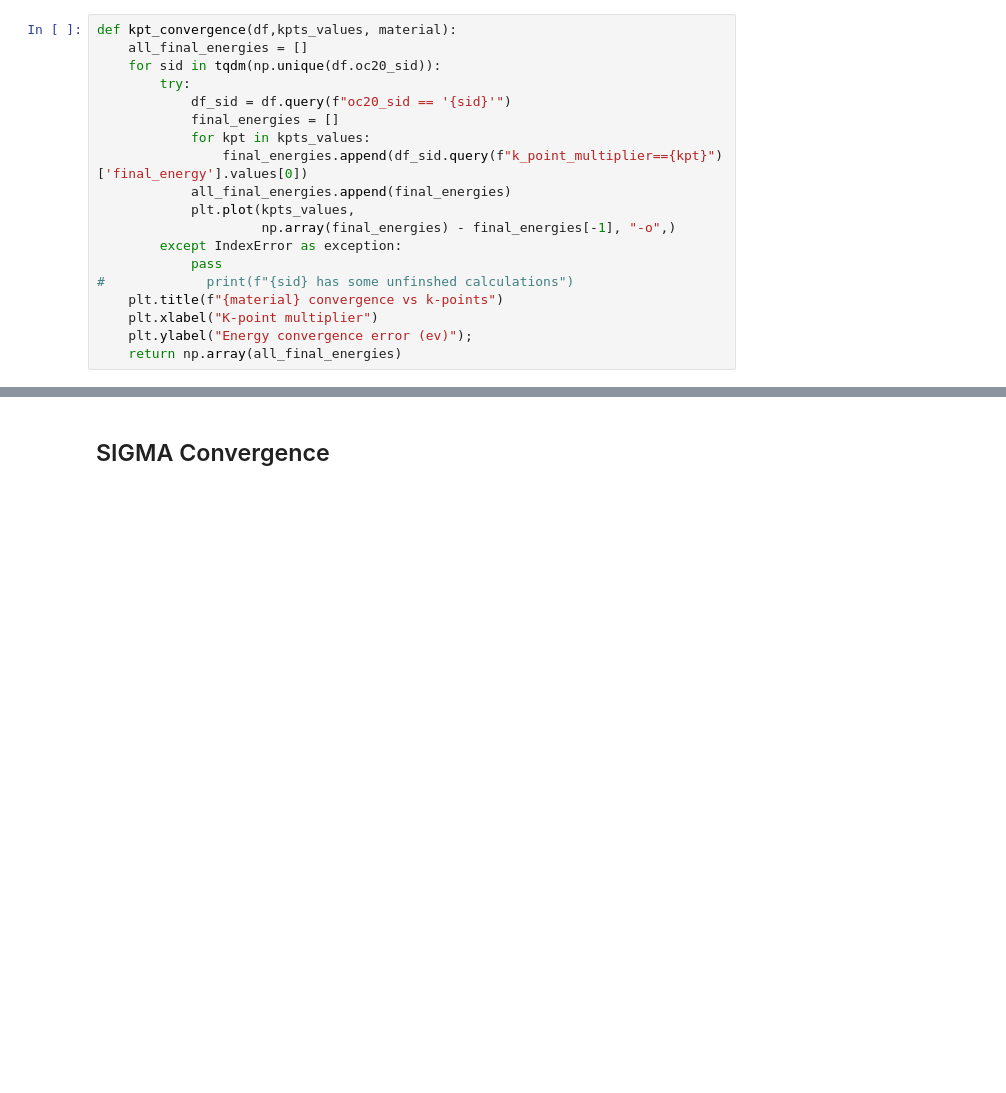
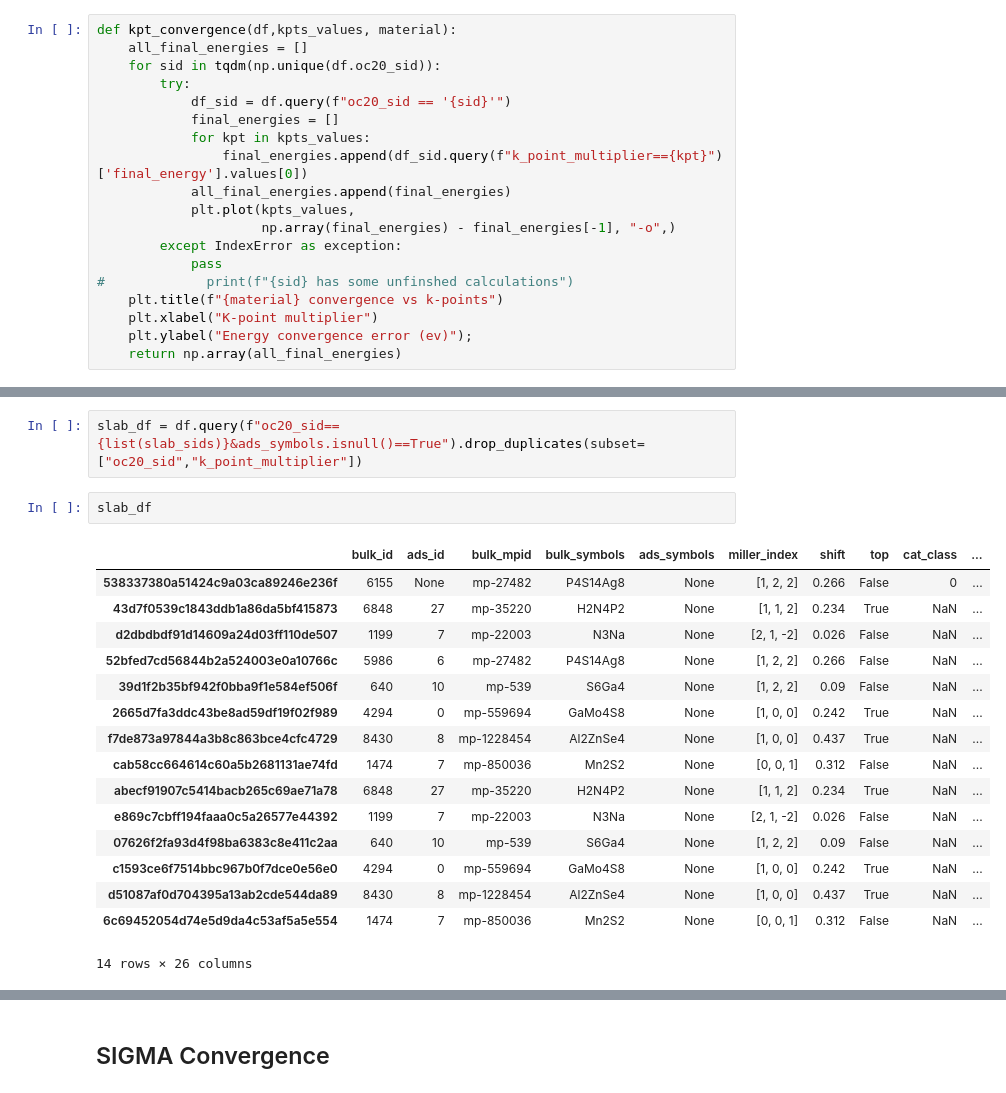
Before and after one commit to kareem-Abdelmaqsoud/error_imbalance_mlps, a Jupyter notebook: figure_3.ipynb, the cells around one changed output, grey strips where cells are left out. Saved outputs shown, nothing was run; the diff lists cells and outputs as text; blank space fills up the shorter version.

```diff
--- a/figure_3.ipynb
+++ b/figure_3.ipynb
@@ -128,0 +157,21 @@ nonmetals_kpt = kpt_convergence(kpts_df,kpts_values=[40,80],material="Non-metals
+# %%
+slab_df = df.query(f"oc20_sid=={list(slab_sids)}&ads_symbols.isnull()==True").drop_duplicates(subset=["oc20_sid","k_point_multiplier"])
+# %%
+slab_df
+# %% [output]
+|  | bulk_id | ads_id | bulk_mpid | bulk_symbols | ads_symbols | miller_index | shift | top | cat_class | ... |
+| 538337380a51424c9a03ca89246e236f | 6155 | None | mp-27482 | P4S14Ag8 | None | [1, 2, 2] | 0.266 | False | 0 | ... |
+| 43d7f0539c1843ddb1a86da5bf415873 | 6848 | 27 | mp-35220 | H2N4P2 | None | [1, 1, 2] | 0.234 | True | NaN | ... |
+| d2dbdbdf91d14609a24d03ff110de507 | 1199 | 7 | mp-22003 | N3Na | None | [2, 1, -2] | 0.026 | False | NaN | ... |
+| 52bfed7cd56844b2a524003e0a10766c | 5986 | 6 | mp-27482 | P4S14Ag8 | None | [1, 2, 2] | 0.266 | False | NaN | ... |
+| 39d1f2b35bf942f0bba9f1e584ef506f | 640 | 10 | mp-539 | S6Ga4 | None | [1, 2, 2] | 0.09 | False | NaN | ... |
+| 2665d7fa3ddc43be8ad59df19f02f989 | 4294 | 0 | mp-559694 | GaMo4S8 | None | [1, 0, 0] | 0.242 | True | NaN | ... |
+| f7de873a97844a3b8c863bce4cfc4729 | 8430 | 8 | mp-1228454 | Al2ZnSe4 | None | [1, 0, 0] | 0.437 | True | NaN | ... |
+| cab58cc664614c60a5b2681131ae74fd | 1474 | 7 | mp-850036 | Mn2S2 | None | [0, 0, 1] | 0.312 | False | NaN | ... |
+| abecf91907c5414bacb265c69ae71a78 | 6848 | 27 | mp-35220 | H2N4P2 | None | [1, 1, 2] | 0.234 | True | NaN | ... |
+| e869c7cbff194faaa0c5a26577e44392 | 1199 | 7 | mp-22003 | N3Na | None | [2, 1, -2] | 0.026 | False | NaN | ... |
+| 07626f2fa93d4f98ba6383c8e411c2aa | 640 | 10 | mp-539 | S6Ga4 | None | [1, 2, 2] | 0.09 | False | NaN | ... |
+| c1593ce6f7514bbc967b0f7dce0e56e0 | 4294 | 0 | mp-559694 | GaMo4S8 | None | [1, 0, 0] | 0.242 | True | NaN | ... |
+| d51087af0d704395a13ab2cde544da89 | 8430 | 8 | mp-1228454 | Al2ZnSe4 | None | [1, 0, 0] | 0.437 | True | NaN | ... |
+| 6c69452054d74e5d9da4c53af5a5e554 | 1474 | 7 | mp-850036 | Mn2S2 | None | [0, 0, 1] | 0.312 | False | NaN | ... |
+14 rows × 26 columns
```
Also changed, not shown: parts of 17 cells of this notebook, 8 other files.
